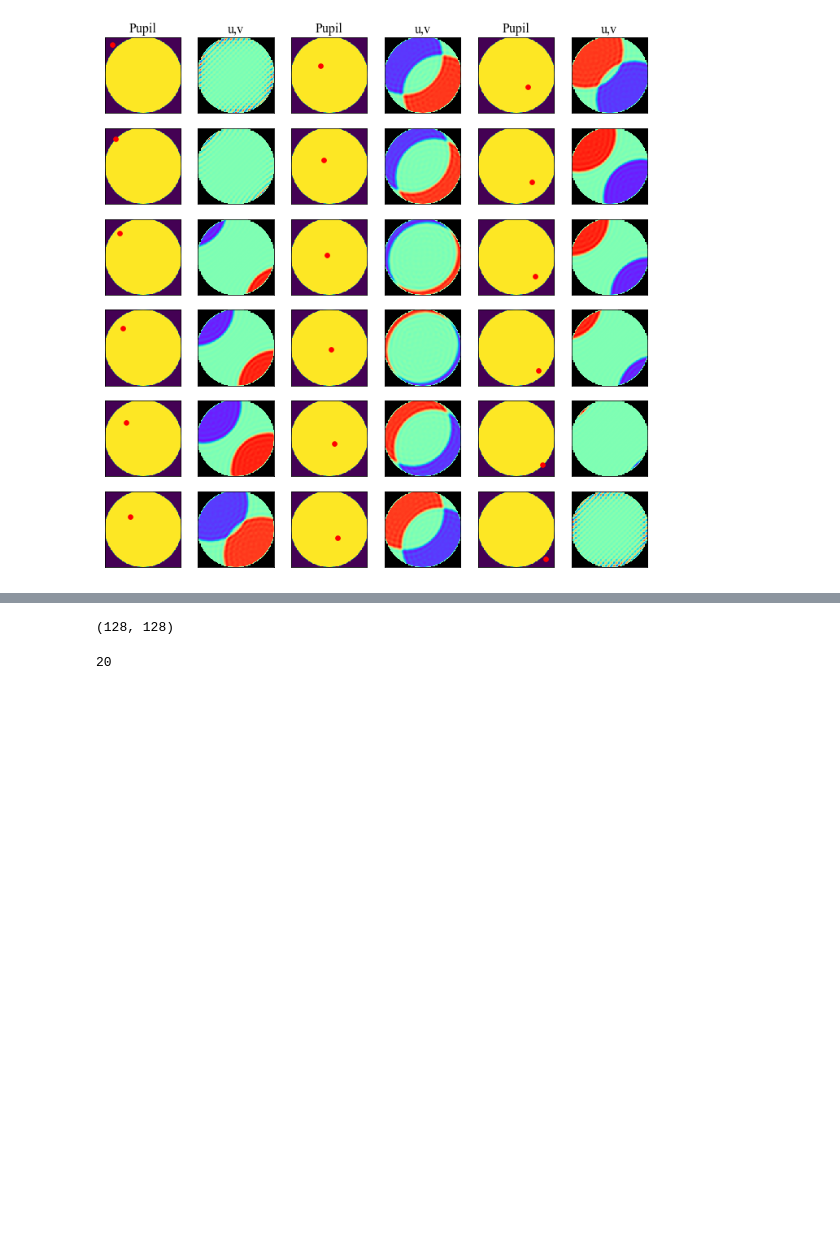
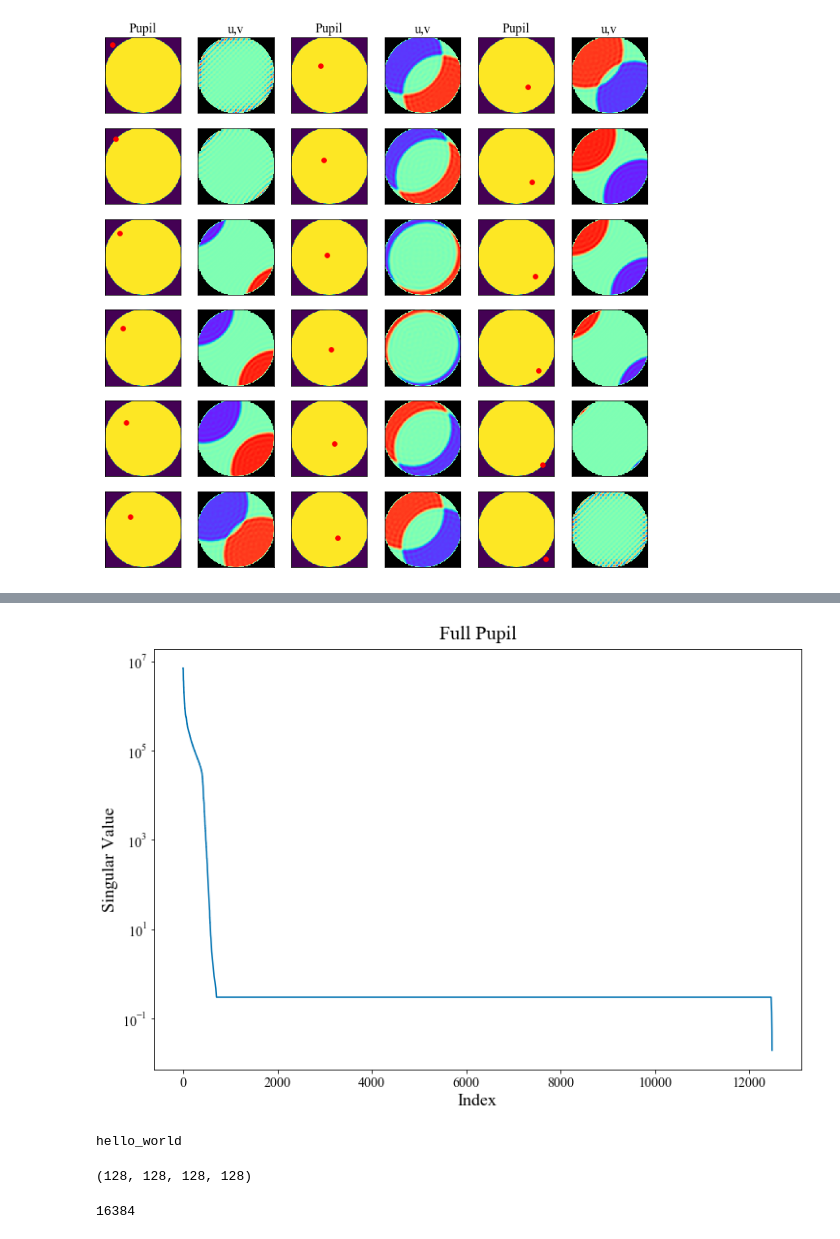
Before and after one commit to LouisDesdoigts/morphine, a Jupyter notebook: notebooks/morphine_uv.ipynb, the cells around one changed output, grey strips where cells are left out. Cells and saved outputs as stored; diff of their text form; code cells hidden in the pictures; blank space fills up the shorter version.

Commit message:
kernel phase matrix

```diff
--- a/notebooks/morphine_uv.ipynb
+++ b/notebooks/morphine_uv.ipynb
@@ -334,3 +319,8 @@ for j in [0,2,4]:
 plt.savefig('/Users/benjaminpope/code/anoroc/paper/jacobian.pdf',bbox_inches='tight')
 # %% [output]
 [figure]
+# %%
+transfer_martinache = thisgrad[support>0,:,:][:,pupil_trans>0]
+# %%
+%%time
+u1, s1, v1 = np.linalg.svd(transfer_martinache,full_matrices=False)
@@ -337,8 +330,24 @@ plt.savefig('/Users/benjaminpope/code/anoroc/paper/jacobian.pdf',bbox_inches='ti
+# %%
+fig = plt.figure(figsize=(12.0,8.0))
+plt.plot(s1)
+plt.yscale('log')
+plt.ylabel('Singular Value')
+plt.xlabel('Index')
+# plt.title('Kernel Phase Singular Value Spectrum',fontsize=24,y=1.01)
+plt.title('Full Pupil',y=1.01,fontsize=20)
+# plt.savefig('kerphi_singular.png',bbox_inches='tight')
+plt.savefig('/Users/benjaminpope/code/anoroc/paper/kerphi_singular.pdf',bbox_inches='tight')
+# %% [output]
+[figure, added]
+# %%
+print('hello_world')
+# %% [output]
+hello_world
 # %%
-pupil_trans.shape
+thisgrad.shape
 # %% [output]
-(128, 128)
+(128, 128, 128, 128)
-# %%
-128-(18*6)
-# %% [output]
-20
+# %%
+128*128
+# %% [output]
+16384
```
Also changed, not shown: parts of 11 cells of this notebook.
